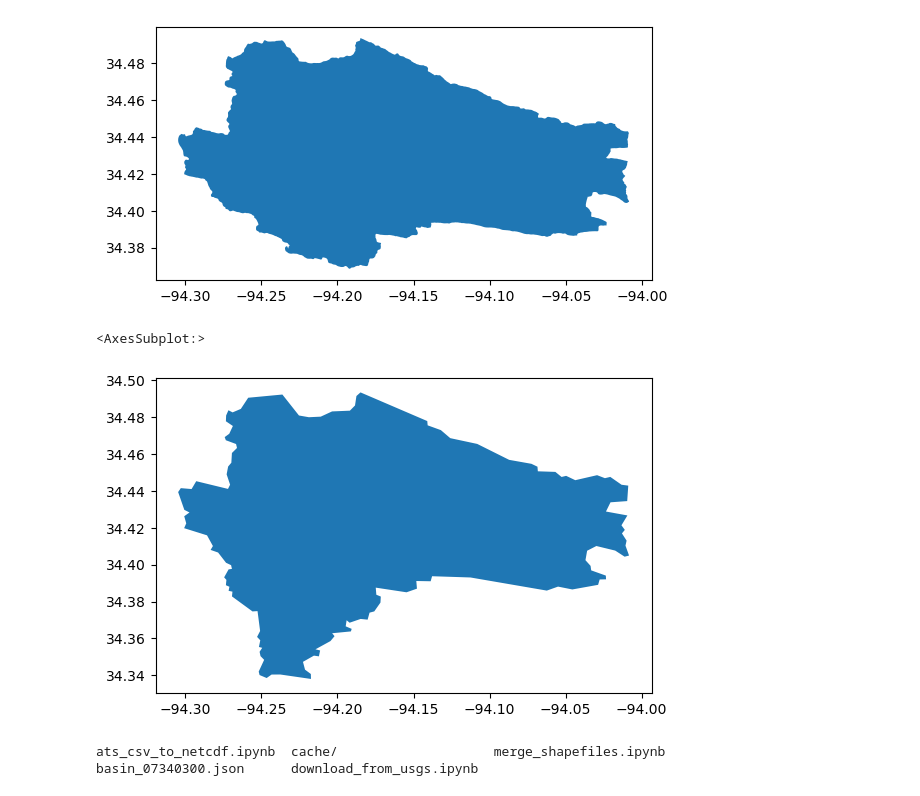
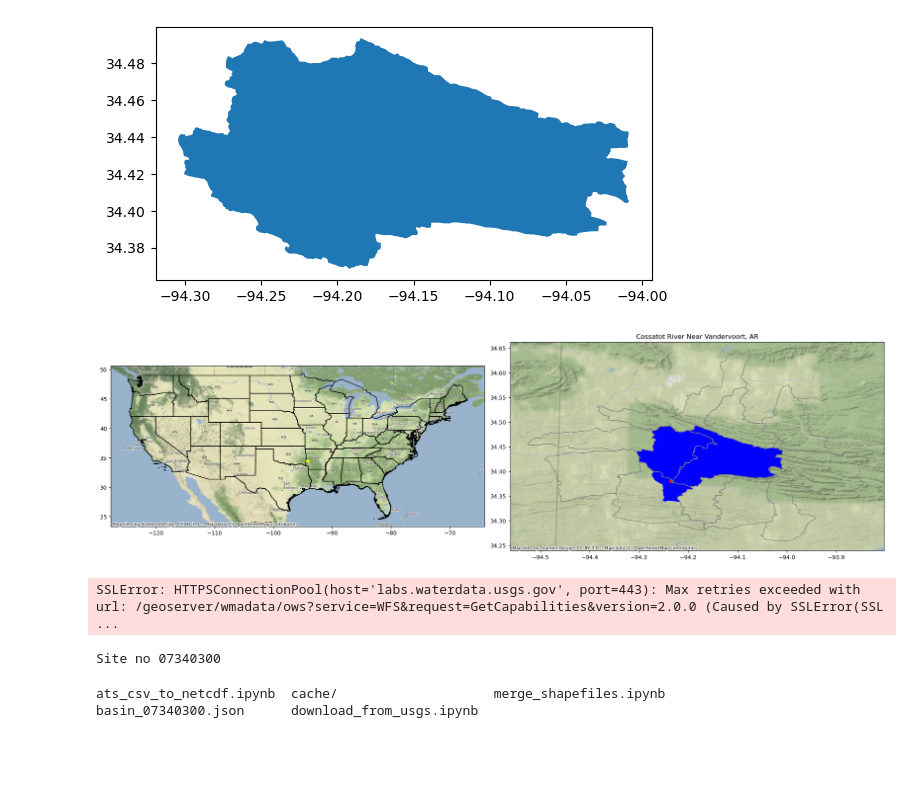
Before and after one commit to jitendra-kumar/hydrology_codes, a Jupyter notebook: merge_shapefiles.ipynb, the cells around one changed output. Saved outputs shown, nothing was run; the diff lists cells and outputs as text; code cells hidden in the pictures; blank space fills up the shorter version.

Commit message:
Updates to plotting code.

```diff
--- a/merge_shapefiles.ipynb
+++ b/merge_shapefiles.ipynb
@@ -144,15 +144,3 @@ CossatotRiver.plot()
 # %% [output]
 <AxesSubplot:>
 [figure]
-# %%
-from pynhd import NLDI
-from pygeohydro import NWIS
-id="07340300"
-basins = NLDI().get_basins([id])
-basins = basins.to_crs('EPSG:4326')
-basins.to_file('basin_%s.json'%(id), driver="GeoJSON")
-# %%
-basins.plot()
-# %% [output]
-<AxesSubplot:>
-[figure, removed]
@@ -158,0 +205,23 @@ basins.plot()
+# %%
+def main():
+    id="07340300"
+    basins,basins_info,neighbor_huc12 = get_basins(id)
+    plot_basins(basins,basins_info,neighbor_huc12)
+
+if __name__ == '__main__':
+    main()
+# %% [output]
+[figure, added]
+# %%
+from shapely.geometry import Point
+id="07340300"
+basins,basins_info,neighbor_huc12 = get_basins(id)
+# %% [output]
+SSLError: HTTPSConnectionPool(host='labs.waterdata.usgs.gov', port=443): Max retries exceeded with url: /geoserver/wmadata/ows?service=WFS&request=GetCapabilities&version=2.0.0 (Caused by SSLError(SSL ...
+# %%
+print("Site no %s"%(basins_info.site_no[0]))#.dec_long_va
+#site_loc = [Point(xy) for xy in zip(basins_info.dec_long_va, basins_info.dec_lat_va)]
+#site_loc_df = gpd.GeoDataFrame(geometry = site_loc)
+#site_loc_df.plot(markersize=20, color='red', marker='o', label=basins_info.site_no)
+# %% [output]
+Site no 07340300
```
Also changed, not shown: parts of 2 cells of this notebook, 2 other files.
